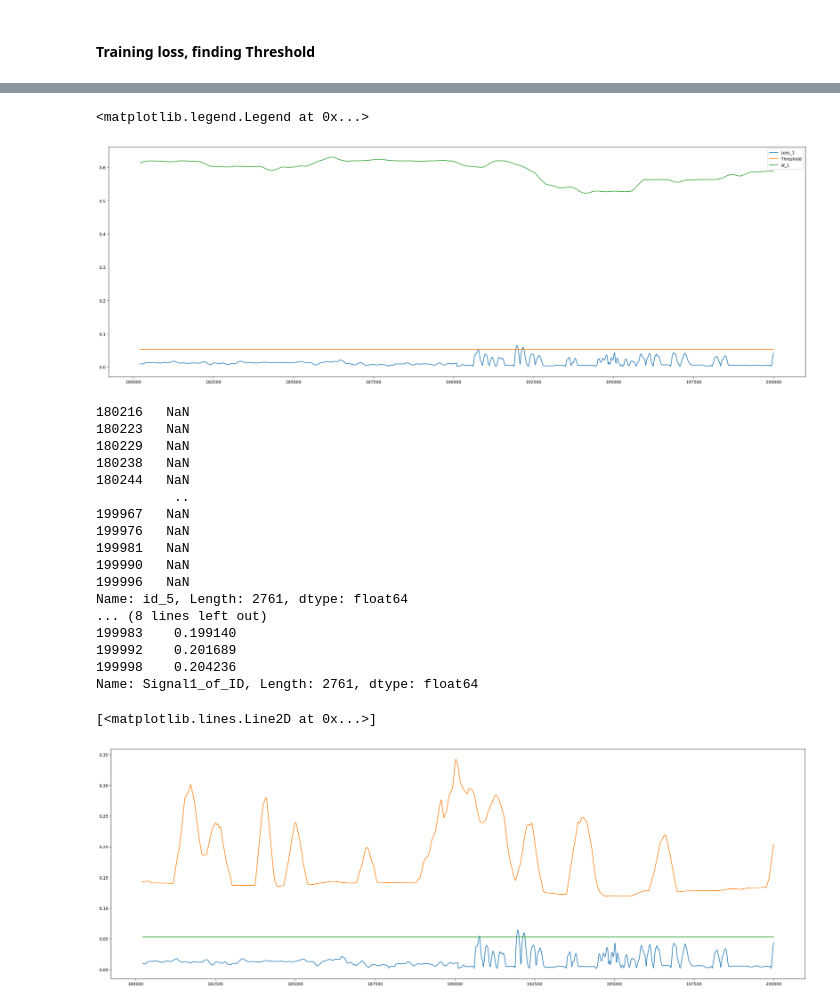
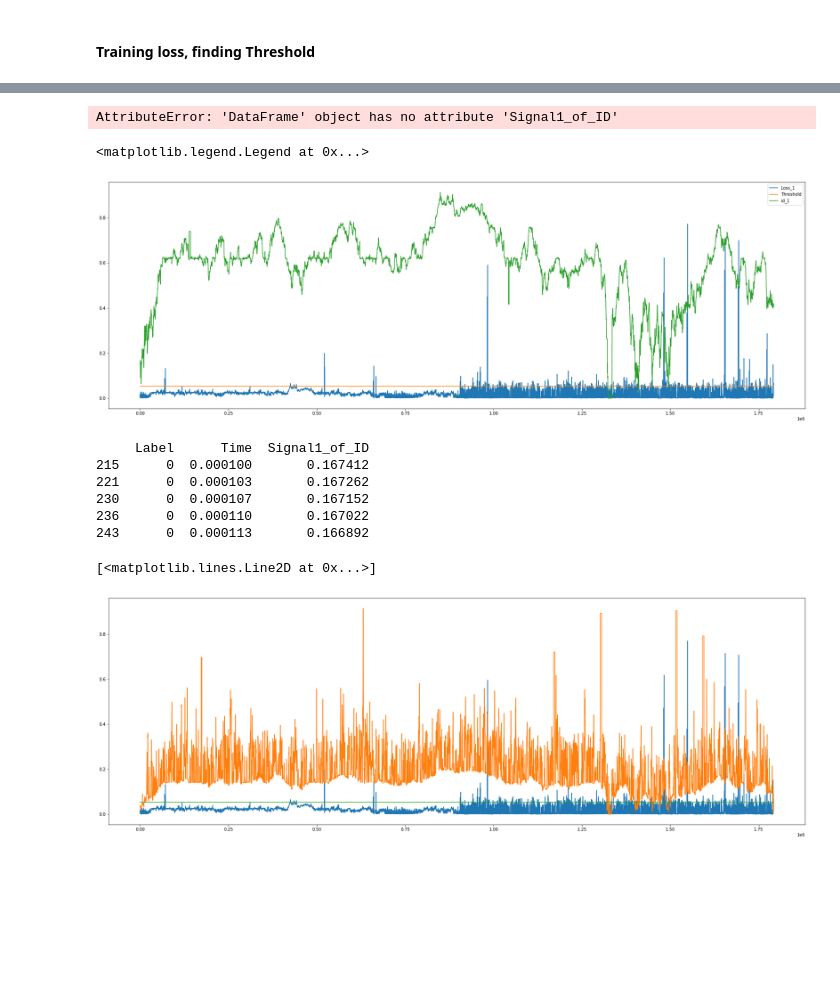
Before and after one commit to abdul2k10023/ML_CAN_IDS, a Jupyter notebook: multi_IDs.ipynb, the cells around one changed output, grey strips where cells are left out. Saved outputs shown, nothing was run; the diff lists cells and outputs as text; code cells hidden in the pictures; blank space fills up the shorter version.

```diff
--- a/multi_IDs.ipynb
+++ b/multi_IDs.ipynb
@@ -291,4 +311,4 @@ Epoch 1/15
 # %% [markdown]
 #### Training loss, finding Threshold
 # %%
-reconstructed_model = keras.models.load_model("single_ID_LSTM_autoenc")
+reconstructed_model = keras.models.load_model("multi_ID_LSTM_autoenc")
@@ -332,0 +351,10 @@ xxxxxxxxxxxxxxxxxxxxxxxxxxxxxxxxxxxxxxxxxxxxxxxxxxxxxxxxxxxxxxxxxxxxxxxxxxxxxxxx
+# %%
+x_train_predict_res_1 = np.reshape(x_train_predict[:,0],(-1,30,1))
+x_train_predict_res_2 = np.reshape(x_train_predict[:,1],(-1,30,1))
+x_test_predict_res_1 = np.reshape(x_test_predict[:,0],(-1,30,1))
+x_test_predict_res_2 = np.reshape(x_test_predict[:,1],(-1,30,1))
+
+print(x_train_predict_res_1.shape)
+print(x_train_predict_res_2.shape)
+print(x_test_predict_res_1.shape)
+print(x_test_predict_res_2.shape)
@@ -350,6 +375,7 @@ https://gist.github.com/mwaskom/de44147ed2974457ad6372750bbe5751
 # %%
 # Seperate test loss calculation
-test_mae_loss_1 = np.mean(np.abs(x_test_predict[:,0] - p[:,0]), axis=1)
-test_mae_loss_2 = np.mean(np.abs(x_test_predict[:,1] - p[:,1]), axis=1)
+test_mae_loss_1 = np.mean(np.abs(x_test_predict_res_1 - p[:,0]), axis=1)
+test_mae_loss_2 = np.mean(np.abs(x_test_predict_res_2 - p[:,1]), axis=1)
 sns.distplot(test_mae_loss_1,bins=50,kde=True )
+sns.distplot(test_mae_loss_2,bins=50,kde=True )
 # %% [output]
@@ -393,7 +410,12 @@ Name: Signal1_of_ID, Length: 2762, dtype: float64
+# %%
+df_testID_list[0][TIME_STEP:].Signal1_of_ID
+# %% [output]
+AttributeError: 'DataFrame' object has no attribute 'Signal1_of_ID'
 # %%
 # #plot the threshoold vs the actual loss values
 test_score_df = pd.DataFrame(index=df_testID_list[0][TIME_STEP:].index)
 test_score_df['id_1'] = df_testID_list[0][TIME_STEP:].Signal1_of_ID
+test_score_df['Label'] = df_testID_list[0][TIME_STEP:].Label
 test_score_df['loss_1'] = test_mae_loss_1
 test_score_df['threshold'] = 0.053
 test_score_df['anomaly_1'] = test_score_df.loss_1 > test_score_df.threshold
@@ -405,40 +427,30 @@ plt.plot(test_score_df.index,test_score_df.id_1, label='id_1')
 plt.legend()
 # %% [output]
 <matplotlib.legend.Legend at 0x...>
-[figure, old version]
+[figure, new version]
-# %%
-print(test_score_df.id_5)
-print(df_testID_list[1][TIME_STEP:].Signal1_of_ID)
-# %% [output]
-180216   NaN
-180223   NaN
-180229   NaN
-180238   NaN
-180244   NaN
-          ..
-199967   NaN
-199976   NaN
-199981   NaN
-199990   NaN
-199996   NaN
-Name: id_5, Length: 2761, dtype: float64
-... (8 lines left out)
-199983    0.199140
-199992    0.201689
-199998    0.204236
-Name: Signal1_of_ID, Length: 2761, dtype: float64
+# %%
+
+print(df_testID_list[0][TIME_STEP:].head())
+# %% [output]
+     Label      Time  Signal1_of_ID
+215      0  0.000100       0.167412
+221      0  0.000103       0.167262
+230      0  0.000107       0.167152
+236      0  0.000110       0.167022
+243      0  0.000113       0.166892
 # %%
 # #plot the threshoold vs the actual loss values
 test_score_df_2 = pd.DataFrame(index=df_testID_list[1][TIME_STEP:].index)
 test_score_df_2['id_5'] = df_testID_list[1][TIME_STEP:].Signal1_of_ID
+test_score_df_2['Label'] = df_testID_list[1][TIME_STEP:].Label
 test_score_df_2['loss_2'] = test_mae_loss_2
 test_score_df_2['threshold'] = 0.053
 test_score_df_2['anomaly_2'] = test_score_df_2.loss_2 > test_score_df_2.threshold
 
 plt.figure(figsize=(30,10))
 plt.plot(test_score_df.index,test_score_df_2.loss_2, label=';oss_2')
 plt.plot(test_score_df.index,test_score_df_2.id_5, label='id_5')
 plt.plot(test_score_df.index,test_score_df_2.threshold, label='Threshold')
 # %% [output]
 [<matplotlib.lines.Line2D at 0x...>]
-[figure, old version]
+[figure, new version]
```
Also changed, not shown: parts of 36 cells of this notebook, 8 other files.
